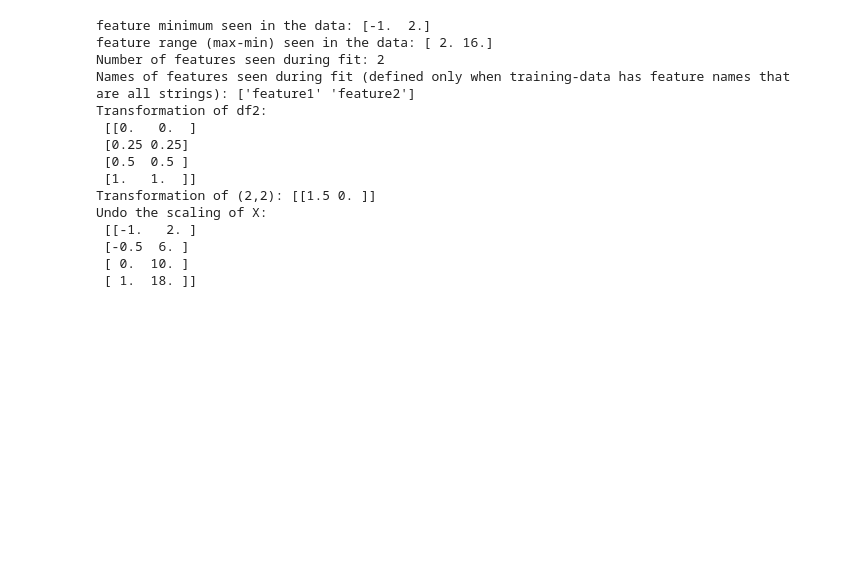
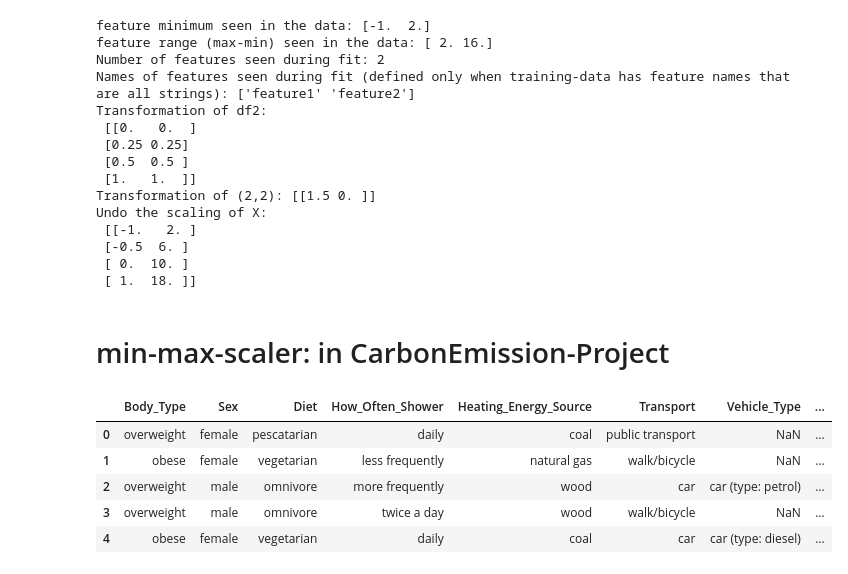
Before and after one commit to e-prossinger/CarbonFootprint_TechLab, a Jupyter notebook: 0min-max-scaler_examples_zum_ausprobieren_ueben.ipynb, the cells around one changed output. Saved outputs shown, nothing was run; the diff lists cells and outputs as text; code cells hidden in the pictures; blank space fills up the shorter version.

```diff
--- a/0min-max-scaler_examples_zum_ausprobieren_ueben.ipynb
+++ b/0min-max-scaler_examples_zum_ausprobieren_ueben.ipynb
@@ -78,3 +78,38 @@ Undo the scaling of X:
  [-0.5  6. ]
  [ 0.  10. ]
  [ 1.  18. ]]
+# %% [markdown]
+# min-max-scaler: in CarbonEmission-Project
+# %%
+import pandas as pd
+import numpy as np
+import seaborn as sns
+
+
+df=pd.read_csv('Carbon_Emission.csv',sep=";")
+
+#df = pd.read_csv('/kaggle/input/individual-carbon-footprint-calculation/Carbon Emission.csv')
+#data can be found at https://www.kaggle.com/datasets/dumanmesut/individual-carbon-footprint-calculation/data
+
+
+# change display settings to show all columns
+pd.set_option('display.max_columns', None)
+
+
+#rename
+# rename columns: replace spaces with underscores
+df.columns = df.columns.str.replace(' ', '_')
+# Rename 'public' to 'public transport' and the car-typs - to make the information easier to understand
+df['Vehicle_Type'] = df['Vehicle_Type'].replace({'public': 'public transport', 'petrol': 'car (type: petrol)','diesel': 'car (type: diesel)',
+                                                'hybrid': 'car (type: hybrid)','lpg': 'car (type: lpg)','electric': 'car (type: electric)'})
+df['Transport'] = df['Transport'].replace({'public': 'public transport', 'private': 'car'})
+
+
+df.head()
+# %% [output]
+|  | Body_Type | Sex | Diet | How_Often_Shower | Heating_Energy_Source | Transport | Vehicle_Type | ... |
+| 0 | overweight | female | pescatarian | daily | coal | public transport | NaN | ... |
+| 1 | obese | female | vegetarian | less frequently | natural gas | walk/bicycle | NaN | ... |
+| 2 | overweight | male | omnivore | more frequently | wood | car | car (type: petrol) | ... |
+| 3 | overweight | male | omnivore | twice a day | wood | walk/bicycle | NaN | ... |
+| 4 | obese | female | vegetarian | daily | coal | car | car (type: diesel) | ... |
```
Also changed, not shown: parts of 11 cells of this notebook.
